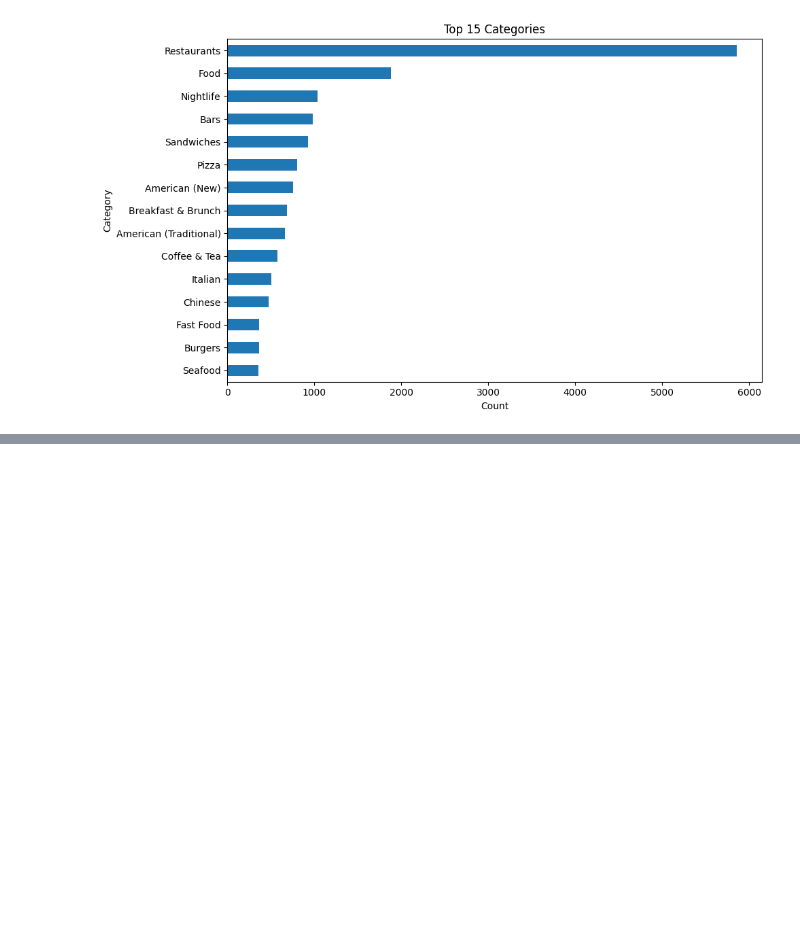
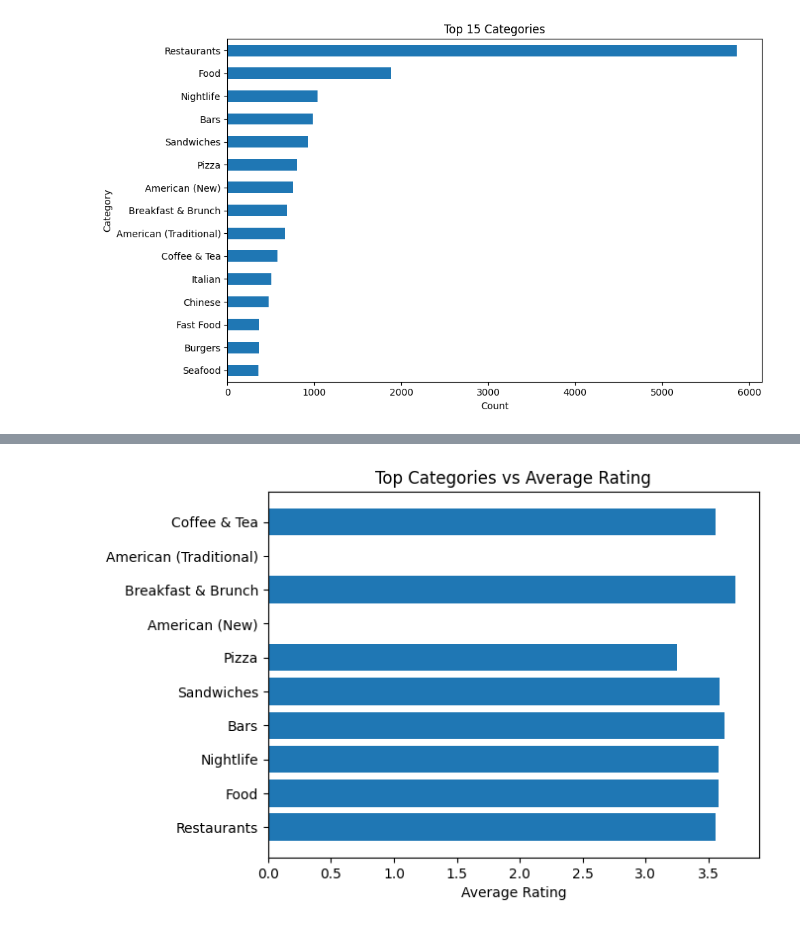
Before and after one commit to Gul-Nayab/restaurant-recommendar-ranker, a Jupyter notebook: src/data/visualize_data.ipynb, the cells around one changed output, grey strips where cells are left out. Saved outputs shown, nothing was run; the diff lists cells and outputs as text; code cells hidden in the pictures; blank space fills up the shorter version.

```diff
--- a/src/data/visualize_data.ipynb
+++ b/src/data/visualize_data.ipynb
@@ -85,0 +107,16 @@ plot_top_categories(df)
+# %%
+categories = df["categories"].dropna().str.split(", ").explode()
+
+top_categories = categories.value_counts().head(10).index
+
+avg_ratings = []
+for cat in top_categories:
+    avg = df[df["categories"].str.contains(cat, na=False)]["stars"].mean()
+    avg_ratings.append(avg)
+
+plt.barh(top_categories, avg_ratings)
+plt.xlabel("Average Rating")
+plt.title("Top Categories vs Average Rating")
+plt.show()
+# %% [output]
+[figure, added]
```
Also changed, not shown: parts of 6 cells of this notebook.
